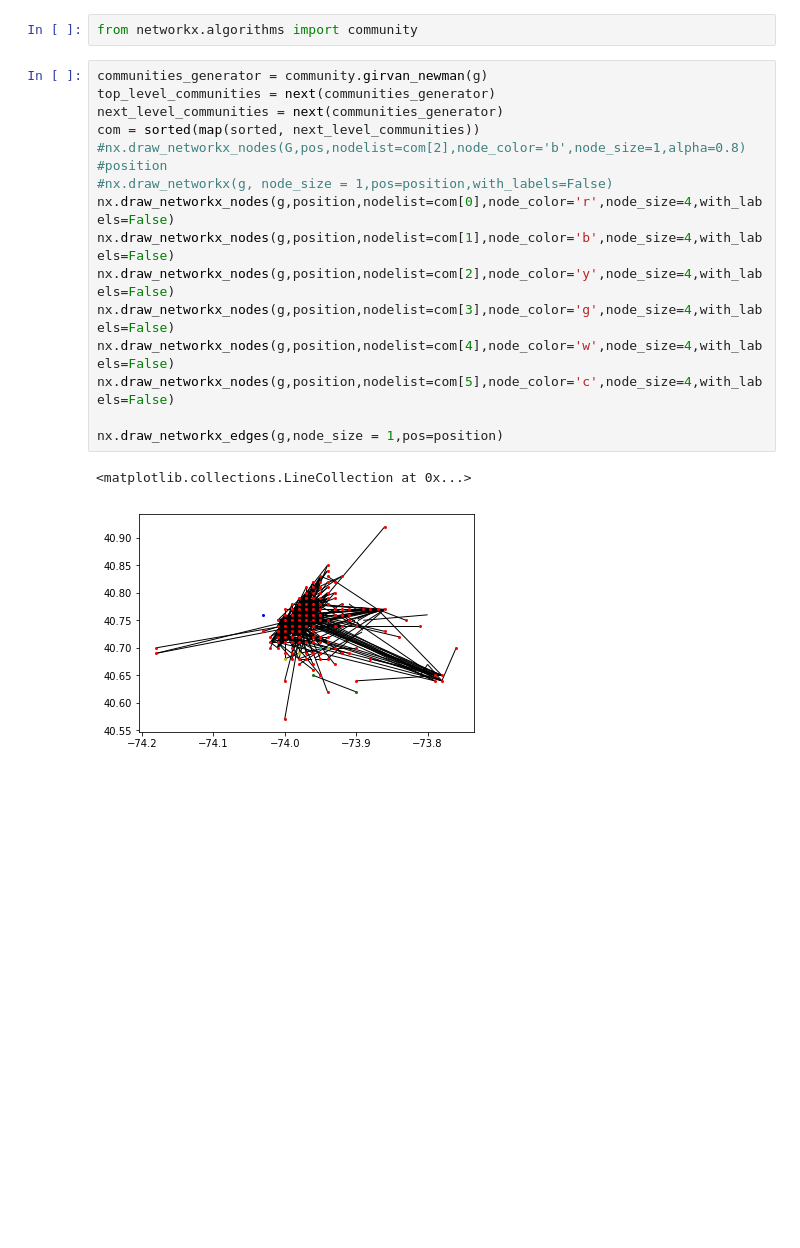
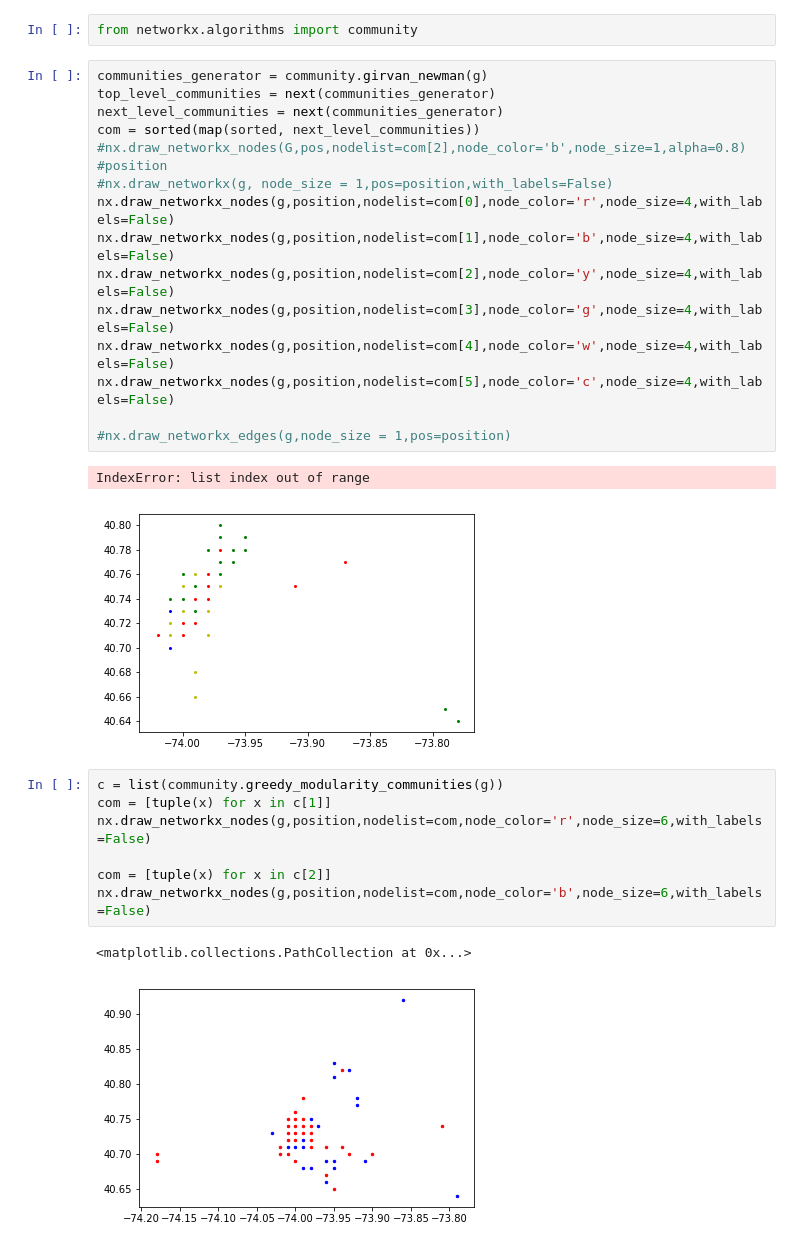
Before and after one commit to xlDownxl/Network-Analysis, a Jupyter notebook: src/project.ipynb, the cells around one changed output. Saved outputs shown, nothing was run; the diff lists cells and outputs as text; blank space fills up the shorter version.

```diff
--- a/src/project.ipynb
+++ b/src/project.ipynb
@@ -150,7 +163,17 @@ nx.draw_networkx_nodes(g,position,nodelist=com[3],node_color='g',node_size=4,wit
 nx.draw_networkx_nodes(g,position,nodelist=com[4],node_color='w',node_size=4,with_labels=False)
 nx.draw_networkx_nodes(g,position,nodelist=com[5],node_color='c',node_size=4,with_labels=False)
 
-nx.draw_networkx_edges(g,node_size = 1,pos=position)
+#nx.draw_networkx_edges(g,node_size = 1,pos=position)
 # %% [output]
-<matplotlib.collections.LineCollection at 0x...>
+IndexError: list index out of range
-[figure, old version]
+[figure, new version]
+# %%
+c = list(community.greedy_modularity_communities(g))
+com = [tuple(x) for x in c[1]]
+nx.draw_networkx_nodes(g,position,nodelist=com,node_color='r',node_size=6,with_labels=False)
+
+com = [tuple(x) for x in c[2]]
+nx.draw_networkx_nodes(g,position,nodelist=com,node_color='b',node_size=6,with_labels=False)
+# %% [output]
+<matplotlib.collections.PathCollection at 0x...>
+[figure, added]
```
Also changed, not shown: parts of 14 cells of this notebook.
